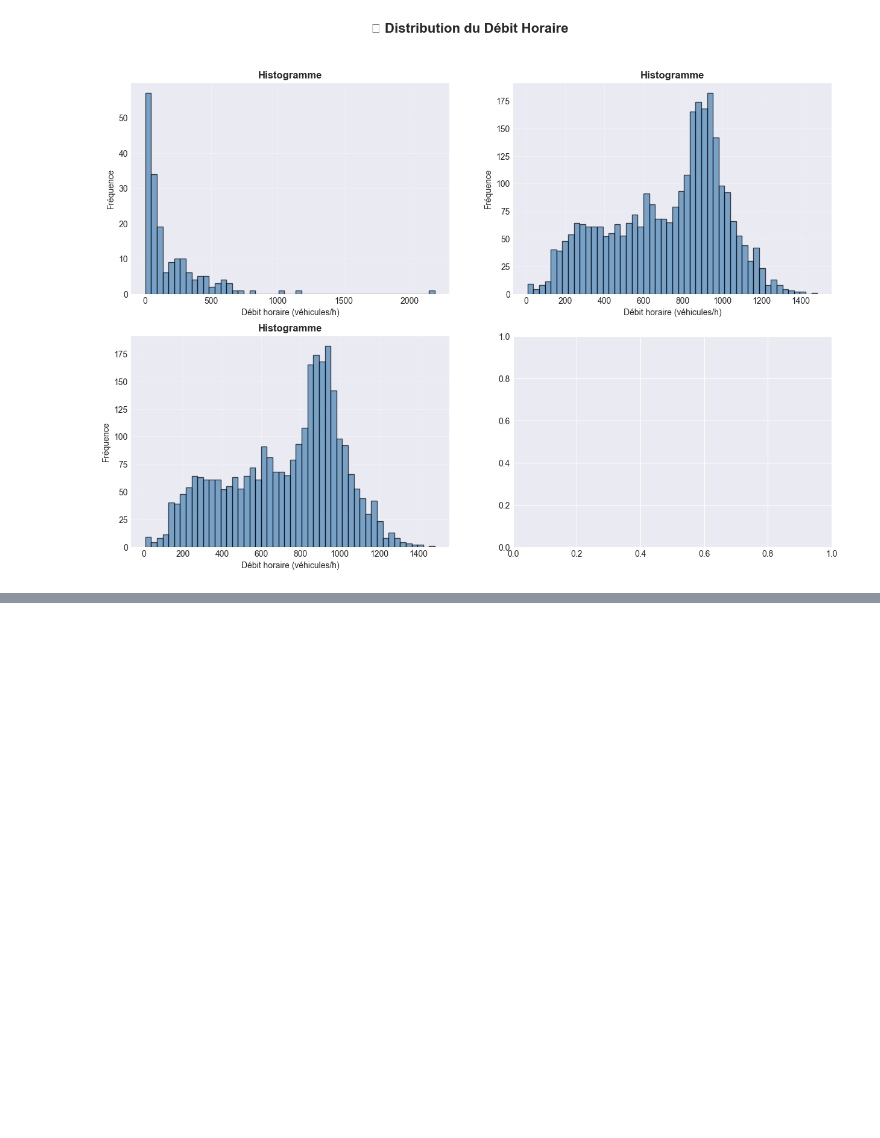
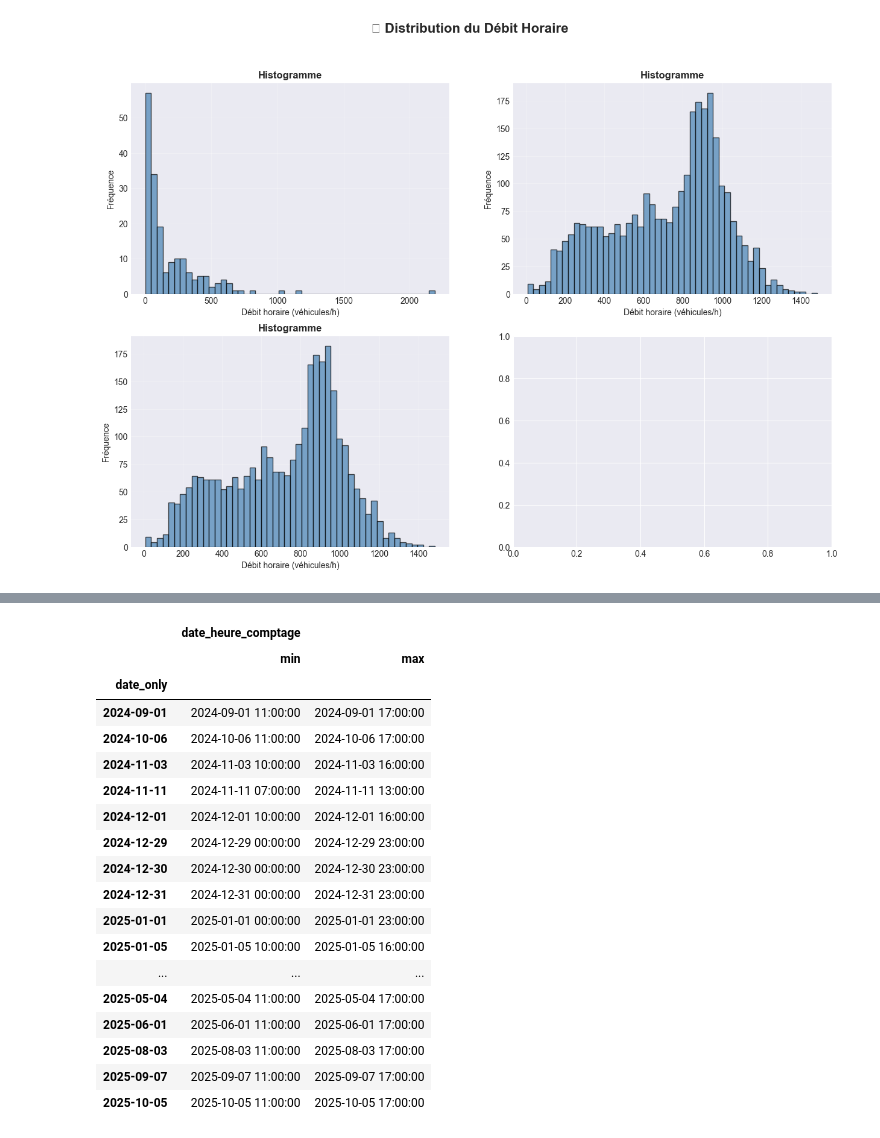
Before and after one commit to fracoo/trafic_prediction, a Jupyter notebook: preprocess.ipynb, the cells around one changed output, grey strips where cells are left out. Drawn from its saved outputs; the diff is of its cells as text; code cells hidden in the pictures; blank space fills up the shorter version.

```diff
--- a/preprocess.ipynb
+++ b/preprocess.ipynb
@@ -929,12 +929,13 @@ df_model['semaine_annee'] = df_model['date_heure_comptage'].dt.isocalendar().wee
 df_model['est_weekend'] = (df_model['jour_semaine'] >= 5).astype(int)  # Samedi=5, Dimanche=6
 
 # Features cycliques (pour capturer la nature cyclique du temps)
-df_model['heure_sin'] = np.sin(2 * np.pi * df_model['heure'] / 24)
-df_model['heure_cos'] = np.cos(2 * np.pi * df_model['heure'] / 24)
-df_model['jour_semaine_sin'] = np.sin(2 * np.pi * df_model['jour_semaine'] / 7)
-df_model['jour_semaine_cos'] = np.cos(2 * np.pi * df_model['jour_semaine'] / 7)
-df_model['mois_sin'] = np.sin(2 * np.pi * df_model['mois'] / 12)
-df_model['mois_cos'] = np.cos(2 * np.pi * df_model['mois'] / 12)
+# Option 1 : Arrondir après calcul (recommandé)
+df_model['heure_sin'] = np.round(np.sin(2 * np.pi * df_model['heure'] / 24), 10)
+df_model['heure_cos'] = np.round(np.cos(2 * np.pi * df_model['heure'] / 24), 10)
+df_model['jour_semaine_sin'] = np.round(np.sin(2 * np.pi * df_model['jour_semaine'] / 7), 10)
+df_model['jour_semaine_cos'] = np.round(np.cos(2 * np.pi * df_model['jour_semaine'] / 7), 10)
+df_model['mois_sin'] = np.round(np.sin(2 * np.pi * df_model['mois'] / 12), 10)
+df_model['mois_cos'] = np.round(np.cos(2 * np.pi * df_model['mois'] / 12), 10)
 
 print("✅ Features temporelles créées:")
 features_temps = ['heure', 'jour_semaine', 'jour_mois', 'mois', 'annee', 'semaine_annee',
@@ -1063,0 +1215,22 @@ ax3.grid(True, alpha=0.3)
+# %%
+df_model.query('est_pietonnise == 1').groupby('date_only').aggregate({'date_heure_comptage':['min','max']})
+# %% [output]
+|  | date_heure_comptage |  |
+|  | min | max |
+| date_only |  |  |
+| 2024-09-01 | 2024-09-01 11:00:00 | 2024-09-01 17:00:00 |
+| 2024-10-06 | 2024-10-06 11:00:00 | 2024-10-06 17:00:00 |
+| 2024-11-03 | 2024-11-03 10:00:00 | 2024-11-03 16:00:00 |
+| 2024-11-11 | 2024-11-11 07:00:00 | 2024-11-11 13:00:00 |
+| 2024-12-01 | 2024-12-01 10:00:00 | 2024-12-01 16:00:00 |
+| 2024-12-29 | 2024-12-29 00:00:00 | 2024-12-29 23:00:00 |
+| 2024-12-30 | 2024-12-30 00:00:00 | 2024-12-30 23:00:00 |
+| 2024-12-31 | 2024-12-31 00:00:00 | 2024-12-31 23:00:00 |
+| 2025-01-01 | 2025-01-01 00:00:00 | 2025-01-01 23:00:00 |
+| 2025-01-05 | 2025-01-05 10:00:00 | 2025-01-05 16:00:00 |
+| ... | ... | ... |
+| 2025-05-04 | 2025-05-04 11:00:00 | 2025-05-04 17:00:00 |
+| 2025-06-01 | 2025-06-01 11:00:00 | 2025-06-01 17:00:00 |
+| 2025-08-03 | 2025-08-03 11:00:00 | 2025-08-03 17:00:00 |
+| 2025-09-07 | 2025-09-07 11:00:00 | 2025-09-07 17:00:00 |
+| 2025-10-05 | 2025-10-05 11:00:00 | 2025-10-05 17:00:00 |
```
Also changed, not shown: parts of 6 cells of this notebook, 19 other files.
